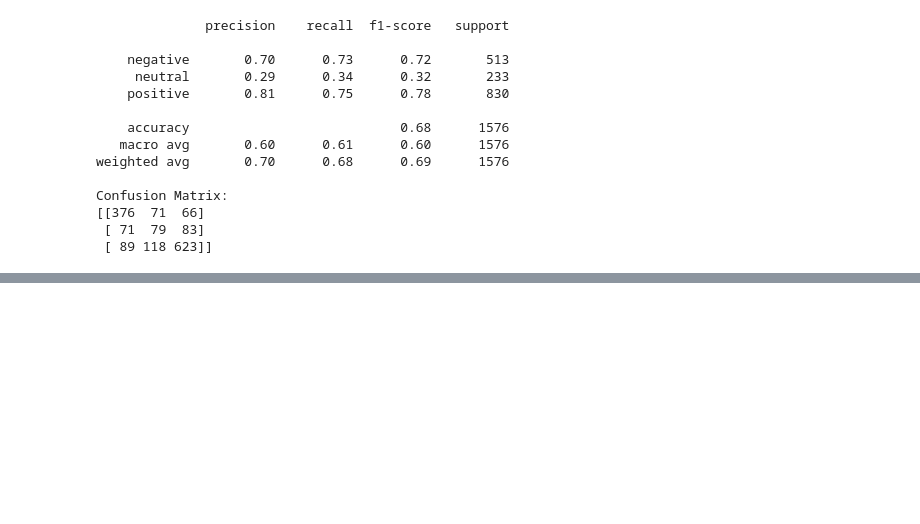
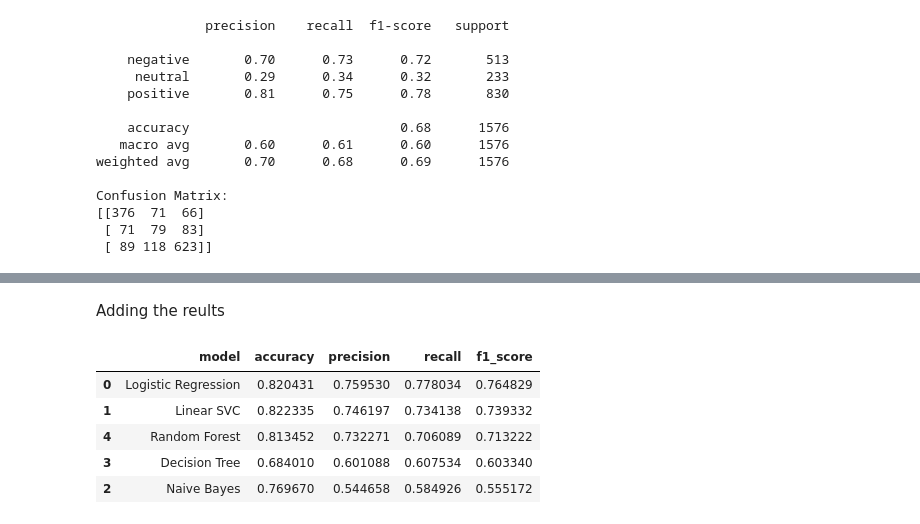
Before and after one commit to pusalaspreetham-code/amazon-review-analyzer, a Jupyter notebook: data_prepocessing/sentiment_preprocessing.ipynb, the cells around one changed output, grey strips where cells are left out. Cells and saved outputs as stored; diff of their text form; code cells hidden in the pictures; blank space fills up the shorter version.

```diff
--- a/data_prepocessing/sentiment_preprocessing.ipynb
+++ b/data_prepocessing/sentiment_preprocessing.ipynb
@@ -565,0 +568,11 @@ Confusion Matrix:
+# %%
+results.append({
+    "model": "Decision Tree",
+    "accuracy": accuracy_score(y_test, dt_predictions),
+    "precision": precision_score(y_test, dt_predictions, average="macro"),
+    "recall": recall_score(y_test, dt_predictions, average="macro"),
+    "f1_score": f1_score(y_test, dt_predictions, average="macro")
+})
+
+results_df = pd.DataFrame(results)
+results_df.sort_values(by="f1_score", ascending=False)
@@ -565,0 +587,16 @@ Confusion Matrix:
+# %%
+from sklearn.ensemble import RandomForestClassifier
+
+rf_model = RandomForestClassifier(
+    n_estimators=200,
+    max_depth=100,
+    min_samples_split=5,
+    min_samples_leaf=2,
+    class_weight="balanced",
+    random_state=42,
+    n_jobs=-1
+)
+
+rf_model.fit(X_train_tfidf, y_train)
+rf_predictions = rf_model.predict(X_test_tfidf)
+print("Random Forest training completed!")
@@ -565,0 +648,20 @@ Confusion Matrix:
+# %% [markdown]
+Adding the reults
+# %%
+results.append({
+    "model": "Random Forest",
+    "accuracy": accuracy_score(y_test, rf_predictions),
+    "precision": precision_score(y_test, rf_predictions, average="macro"),
+    "recall": recall_score(y_test, rf_predictions, average="macro"),
+    "f1_score": f1_score(y_test, rf_predictions, average="macro")
+})
+
+results_df = pd.DataFrame(results)
+results_df.sort_values(by="f1_score", ascending=False)
+# %% [output]
+|  | model | accuracy | precision | recall | f1_score |
+| 0 | Logistic Regression | 0.820431 | 0.759530 | 0.778034 | 0.764829 |
+| 1 | Linear SVC | 0.822335 | 0.746197 | 0.734138 | 0.739332 |
+| 4 | Random Forest | 0.813452 | 0.732271 | 0.706089 | 0.713222 |
+| 3 | Decision Tree | 0.684010 | 0.601088 | 0.607534 | 0.603340 |
+| 2 | Naive Bayes | 0.769670 | 0.544658 | 0.584926 | 0.555172 |
```
Also changed, not shown: parts of 14 cells of this notebook.
